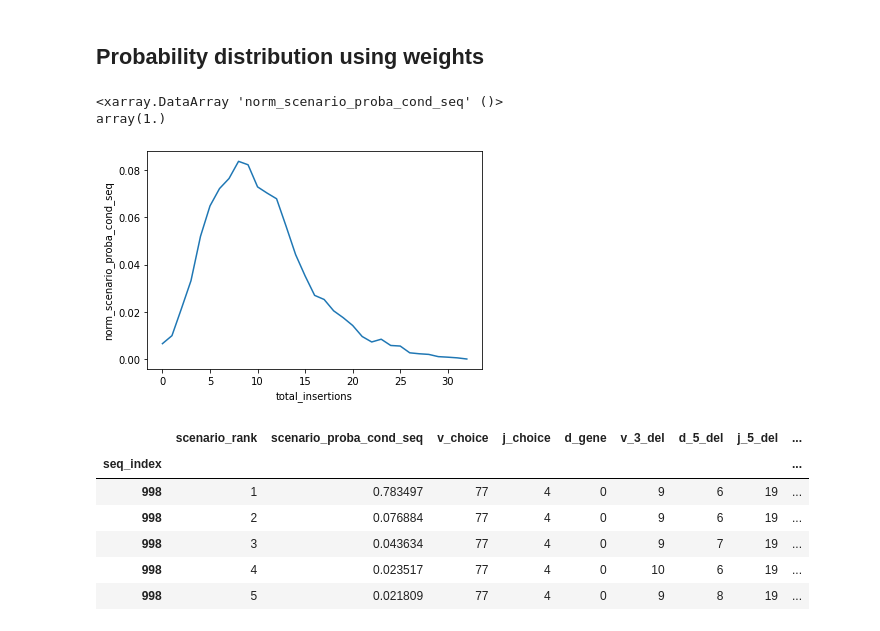
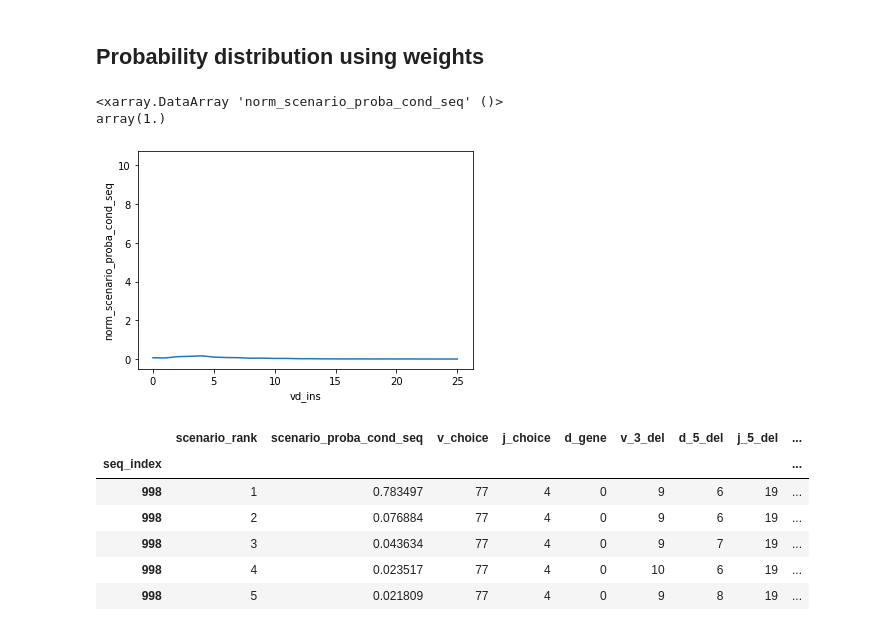
Before and after one commit to statbiophys/pygor3, a Jupyter notebook: pygor3/demo/notebooks/d11_Observables_2.ipynb, the cells around one changed output. Cells and saved outputs as stored; diff of their text form; code cells hidden in the pictures.

```diff
--- a/pygor3/demo/notebooks/d11_Observables_2.ipynb
+++ b/pygor3/demo/notebooks/d11_Observables_2.ipynb
@@ -27,8 +27,11 @@ igor_fln_generated_realizations_werr:  delete_me/ttmmpp_output/best_scenarios_co
 Define function as observables for scenarios
 # %%
 def f_total_insertions(ps_scenario):
+    my_internal = np.zeros(len(mdl.parms['vd_ins']))
     vd_ins = mdl.realization(ps_scenario, 'vd_ins')
     dj_ins = mdl.realization(ps_scenario, 'dj_ins')
+    # my_internal[vd_ins.id] = 1
+    # return my_internal
     return vd_ins.value + dj_ins.value
 
 def f_total_deletions(ps_scenario):
@@ -76,13 +79,15 @@ df_scenarios.head()
 # %% [markdown]
 ## Probability distribution using weights
 # %%
-da_total_ins = mdl.get_P_from_scenarios_cols(df_scenarios, ['total_insertions'])
-da_total_ins.plot()
+da_total_ins = mdl.get_P_from_scenarios_cols(df_scenarios, ['vd_ins'])
+fig, ax = plt.subplots()
+da_total_ins.plot(ax=ax)
+ax.plot(mean_insertions)
 da_total_ins.sum()
 # %% [output]
 <xarray.DataArray 'norm_scenario_proba_cond_seq' ()>
 array(1.)
-[figure, old version]
+[figure, new version]
 # %%
 df_scenarios['total_deletions'] = mdl.get_observable_from_df_scenarios(f_total_deletions, df_scenarios)
 df_scenarios.head()
```
Also changed, not shown: parts of 3 cells of this notebook, 5 other files.
